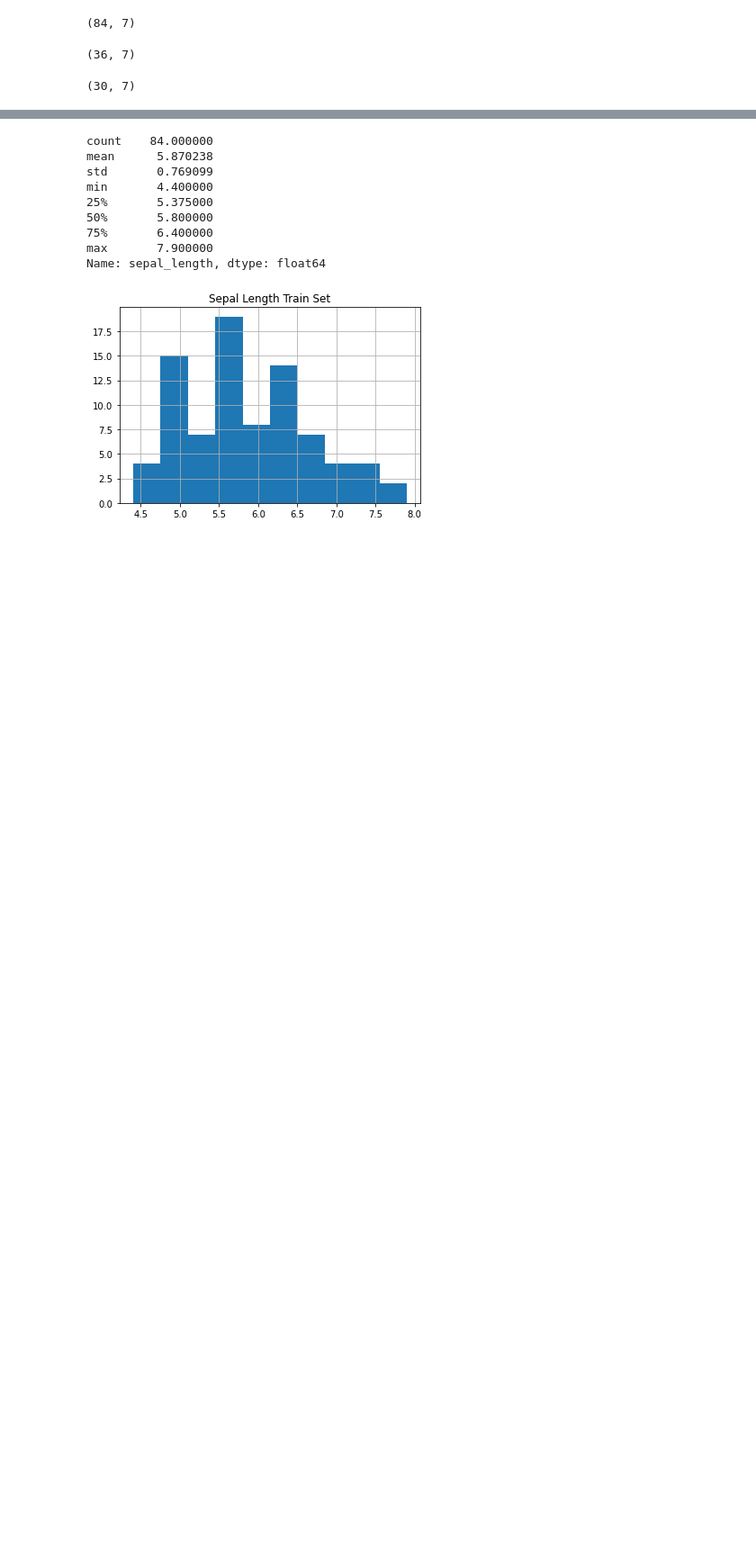
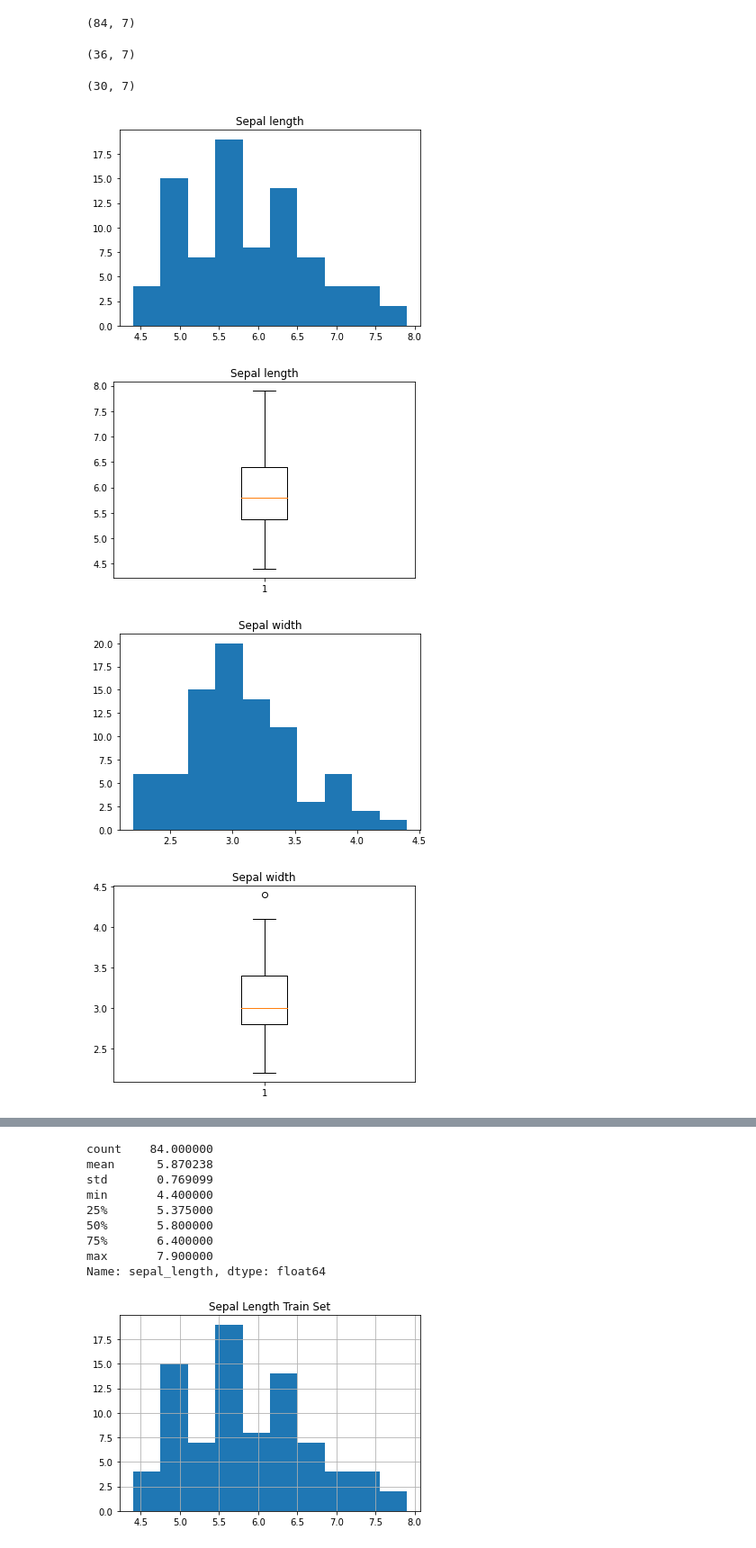
Before and after one commit to watermanbrandyn/classification-exercises, a Jupyter notebook: classification_exercises.ipynb, the cells around one changed output, grey strips where cells are left out. Shown at 90% size. Saved outputs shown, nothing was run; the diff lists cells and outputs as text; code cells hidden in the pictures; blank space fills up the shorter version.

```diff
--- a/classification_exercises.ipynb
+++ b/classification_exercises.ipynb
@@ -692,3 +692,17 @@ test.shape
 # %%
 # 2. Univariate Stats
 # For each measurement type (quantitative): create a histogram, boxplot, and compute descript stats (.describe())
+# %%
+num_cols = train.columns[[train[col].dtype != 'object' for col in train.columns]]
+for col in num_cols:
+    plt.hist(train[col])
+    plt.title(col.replace('_', ' ').capitalize())
+    plt.show()
+    plt.boxplot(train[col])
+    plt.title(col.replace('_', ' ').capitalize())
+    plt.show()
+# %% [output]
+[figure, added]
+[figure, added]
+[figure, added]
+[figure, added]
```
Also changed, not shown: parts of 90 cells of this notebook.
